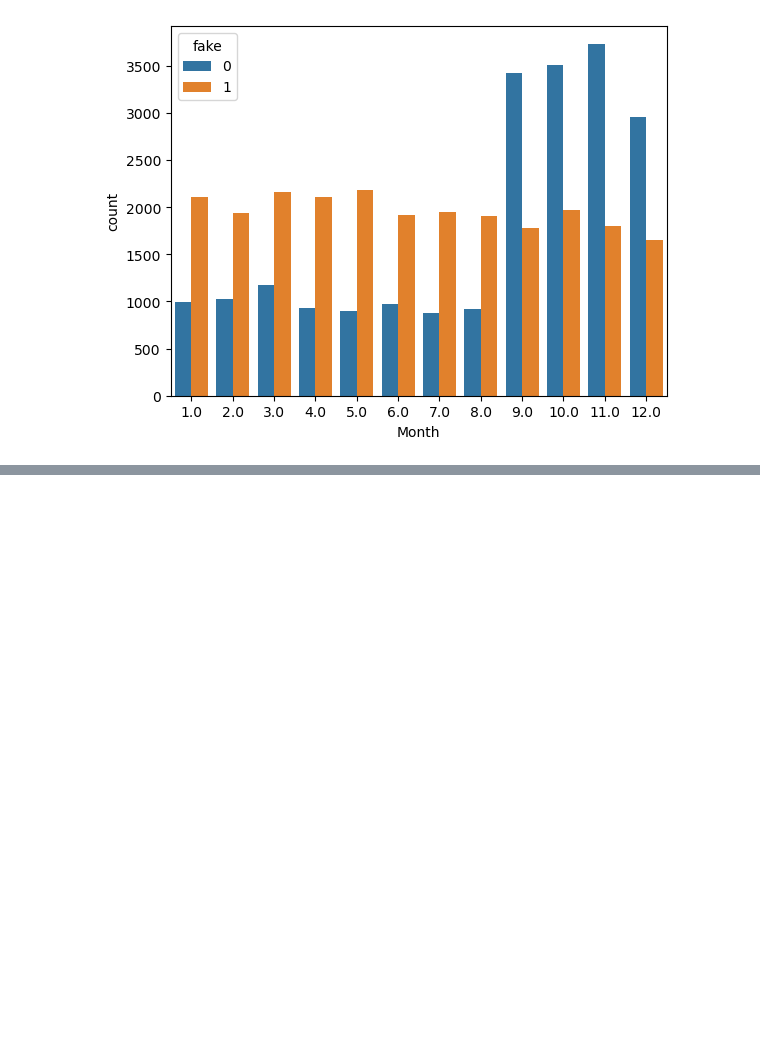
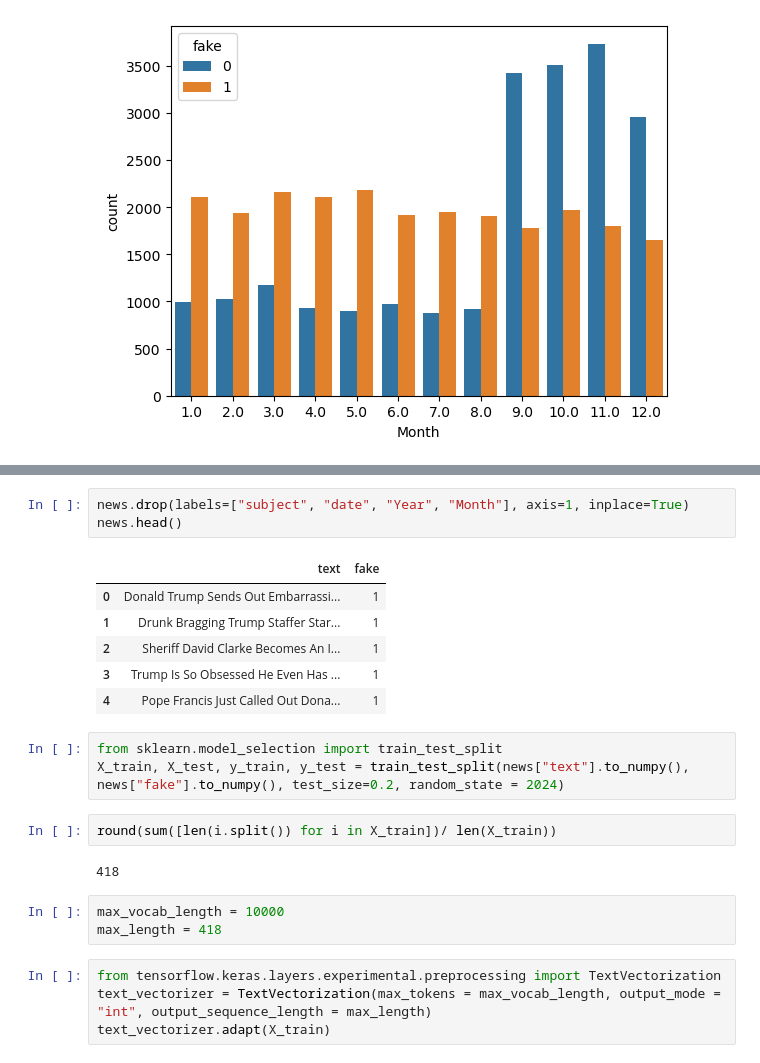
Before and after one commit to Nikolay-KY/big_data_02_24, a Jupyter notebook: day_10.ipynb, the cells around one changed output, grey strips where cells are left out. Drawn from its saved outputs; the diff is of its cells as text; blank space fills up the shorter version.

```diff
--- a/day_10.ipynb
+++ b/day_10.ipynb
@@ -158,0 +172,24 @@ sns.countplot(x="Month", data=news, hue="fake")
+# %%
+news.drop(labels=["subject", "date", "Year", "Month"], axis=1, inplace=True)
+news.head()
+# %% [output]
+|  | text | fake |
+| 0 | Donald Trump Sends Out Embarrassi... | 1 |
+| 1 | Drunk Bragging Trump Staffer Star... | 1 |
+| 2 | Sheriff David Clarke Becomes An I... | 1 |
+| 3 | Trump Is So Obsessed He Even Has ... | 1 |
+| 4 | Pope Francis Just Called Out Dona... | 1 |
+# %%
+from sklearn.model_selection import train_test_split
+X_train, X_test, y_train, y_test = train_test_split(news["text"].to_numpy(), news["fake"].to_numpy(), test_size=0.2, random_state = 2024)
+# %%
+round(sum([len(i.split()) for i in X_train])/ len(X_train))
+# %% [output]
+418
+# %%
+max_vocab_length = 10000
+max_length = 418
+# %%
+from tensorflow.keras.layers.experimental.preprocessing import TextVectorization
+text_vectorizer = TextVectorization(max_tokens = max_vocab_length, output_mode = "int", output_sequence_length = max_length)
+text_vectorizer.adapt(X_train)
```
Also changed, not shown: parts of 15 cells of this notebook, 2 other files.
